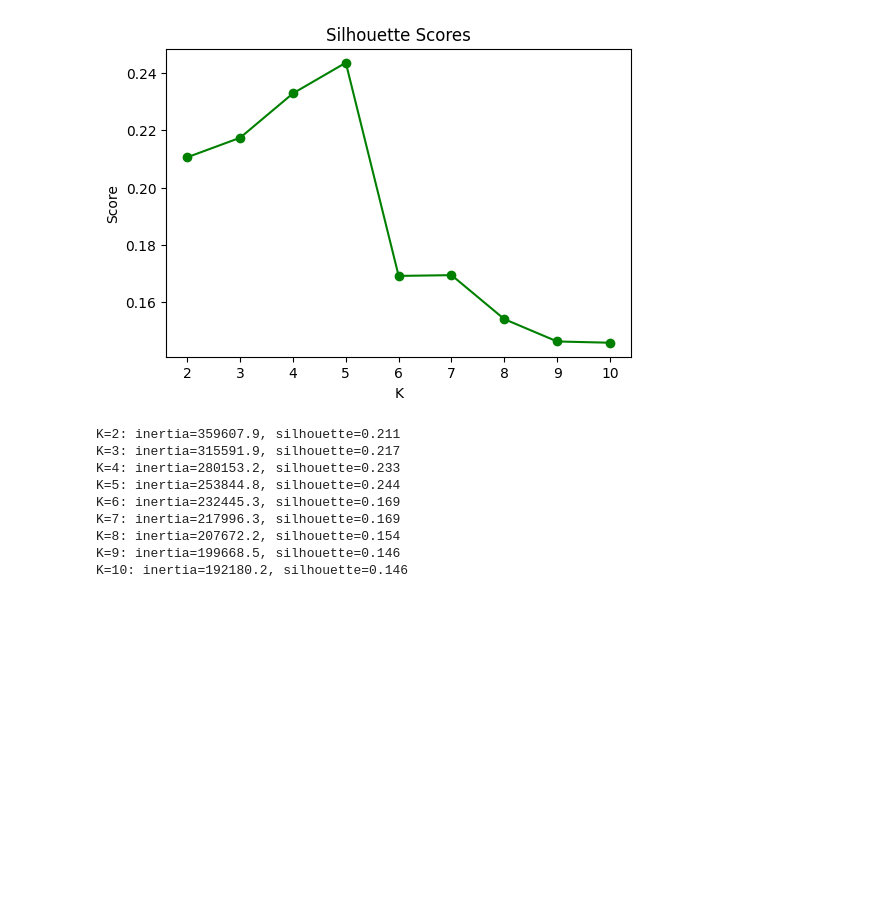
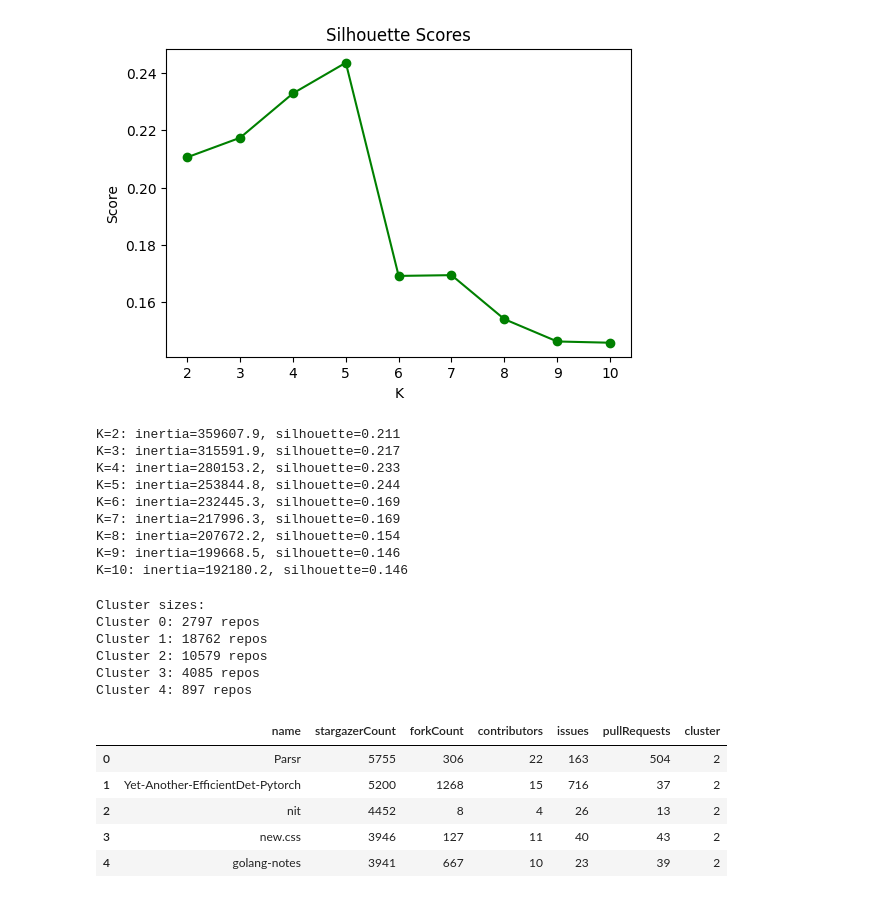
Before and after one commit to Shahbazi-Amir/SmartDevTime, a Jupyter notebook: side_project.ipynb, the cells around one changed output. Saved outputs shown, nothing was run; the diff lists cells and outputs as text; code cells hidden in the pictures; blank space fills up the shorter version.

```diff
--- a/side_project.ipynb
+++ b/side_project.ipynb
@@ -833,3 +833,36 @@ K=7: inertia=217996.3, silhouette=0.169
 K=8: inertia=207672.2, silhouette=0.154
 K=9: inertia=199668.5, silhouette=0.146
 K=10: inertia=192180.2, silhouette=0.146
+# %%
+# STEP 3: Run KMeans with optimal K (K=5) and attach cluster labels
+from sklearn.cluster import KMeans
+import numpy as np
+
+best_k = 5
+kmeans = KMeans(n_clusters=best_k, random_state=42, n_init=10)
+cluster_labels = kmeans.fit_predict(X_scaled)
+
+# Add to DataFrame
+df_used['cluster'] = cluster_labels
+
+# Cluster sizes
+unique, counts = np.unique(cluster_labels, return_counts=True)
+print("Cluster sizes:")
+for u, c in zip(unique, counts):
+    print(f"Cluster {u}: {c} repos")
+
+# Optional: preview first few rows with cluster
+df_used[['name','stargazerCount','forkCount','contributors','issues','pullRequests','cluster']].head()
+# %% [output]
+Cluster sizes:
+Cluster 0: 2797 repos
+Cluster 1: 18762 repos
+Cluster 2: 10579 repos
+Cluster 3: 4085 repos
+Cluster 4: 897 repos
+|  | name | stargazerCount | forkCount | contributors | issues | pullRequests | cluster |
+| 0 | Parsr | 5755 | 306 | 22 | 163 | 504 | 2 |
+| 1 | Yet-Another-EfficientDet-Pytorch | 5200 | 1268 | 15 | 716 | 37 | 2 |
+| 2 | nit | 4452 | 8 | 4 | 26 | 13 | 2 |
+| 3 | new.css | 3946 | 127 | 11 | 40 | 43 | 2 |
+| 4 | golang-notes | 3941 | 667 | 10 | 23 | 39 | 2 |
```
Also changed, not shown: parts of 5 cells of this notebook.
